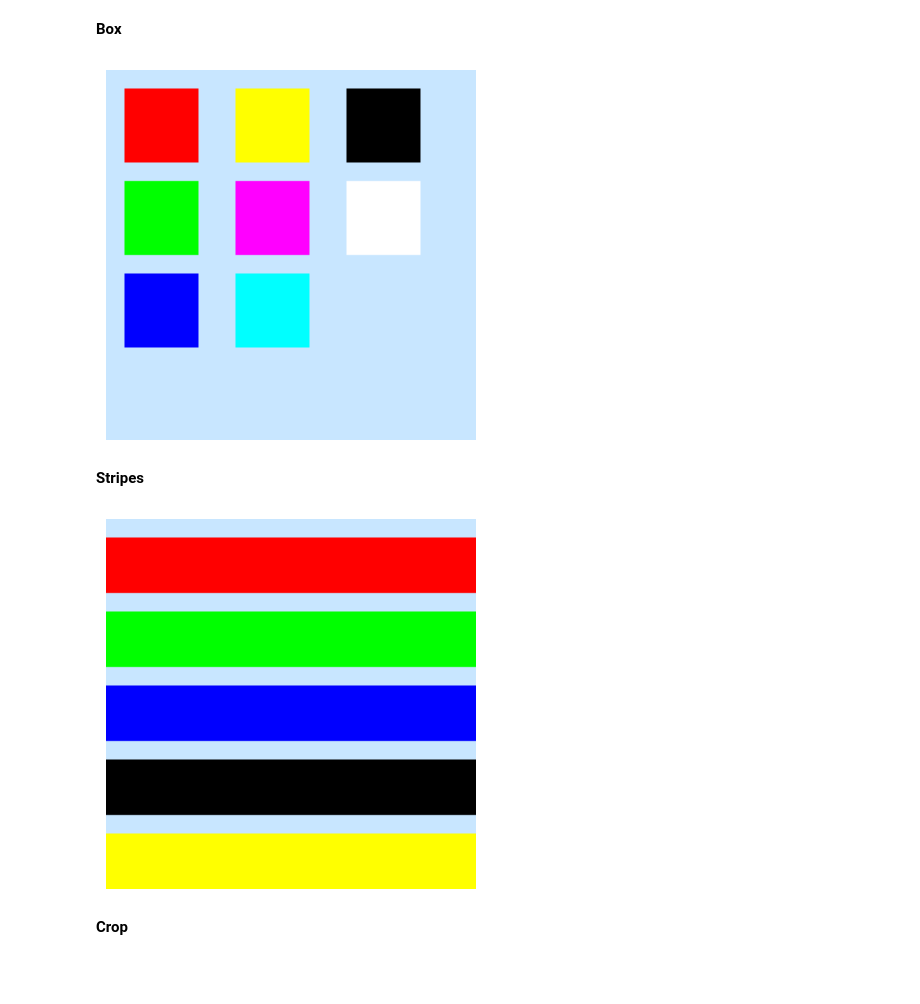
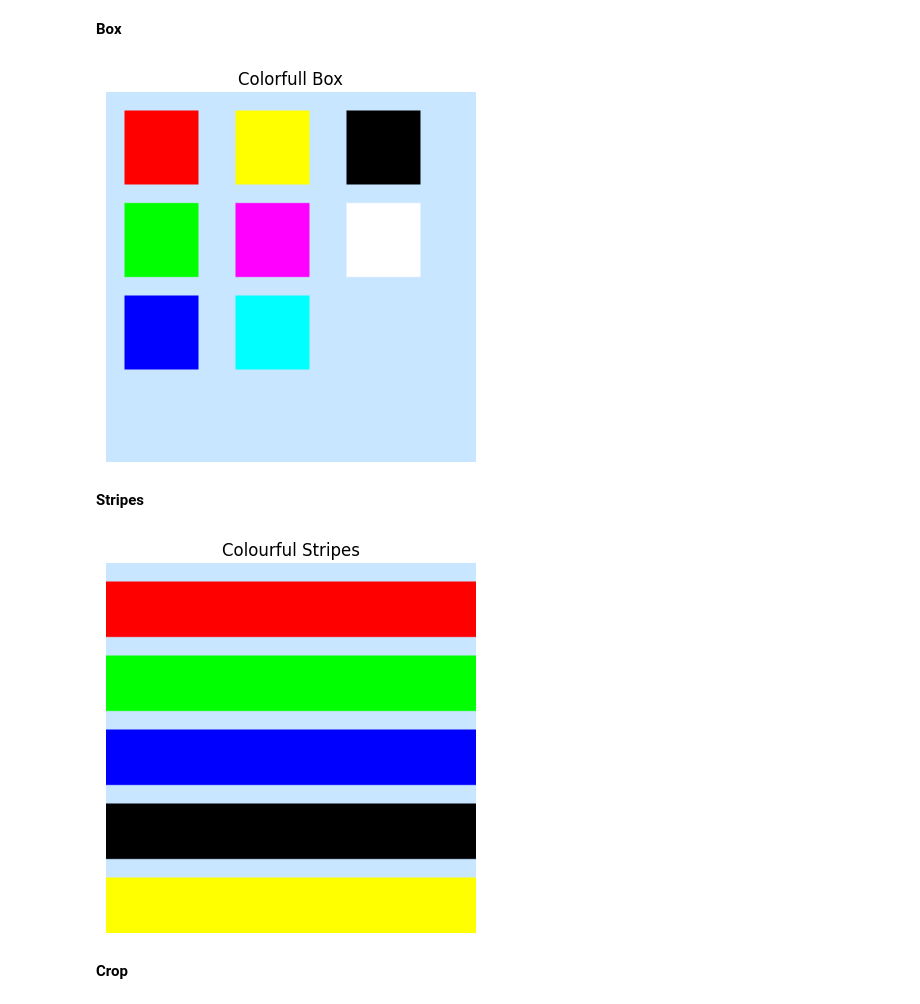
Before and after one commit to manav15dhupar-ux/Image_Pixel_Manipulator, a Jupyter notebook: Image_Pixel_Manipulator_(Synthetic_Images).ipynb, the cells around one changed output. Saved outputs shown, nothing was run; the diff lists cells and outputs as text; code cells hidden in the pictures; blank space fills up the shorter version.

```diff
--- a/Image_Pixel_Manipulator_(Synthetic_Images).ipynb
+++ b/Image_Pixel_Manipulator_(Synthetic_Images).ipynb
@@ -11,22 +11,23 @@ import matplotlib.pyplot as plt
 # %%
 img = np.zeros((200,200,3), dtype=np.uint8)
 
 img[:, :] = [200, 230, 255]
 
 img[10:50, 10:50] = [255, 0, 0]
 img[60:100, 10:50] = [0, 255, 0]
 img[110:150, 10:50] = [0, 0, 255]
 img[10:50, 70:110] = [255, 255, 0]
 img[60:100, 70:110] = [255, 0, 255]
 img[110:150, 70:110] = [0, 255, 255]
 img[10:50, 130:170] = [0, 0, 0]
 img[60:100, 130:170] = [255, 255, 255]
 
 plt.imshow(img)
+plt.title("Colorfull Box")
 plt.axis("off")
 plt.show()
 # %% [output]
-[figure, old version]
+[figure, new version]
 # %% [markdown]
 **Stripes**
 # %%
@@ -41,10 +42,11 @@ img[130:160, :] = [0, 0, 0]
 img[170:200, :] = [255, 255, 0]
 
 plt.imshow(img)
+plt.title("Colourful Stripes")
 plt.axis("off")
 plt.show()
 # %% [output]
-[figure, old version]
+[figure, new version]
 # %% [markdown]
 **Crop**
 # %%
```
Also changed, not shown: parts of 4 cells of this notebook.
